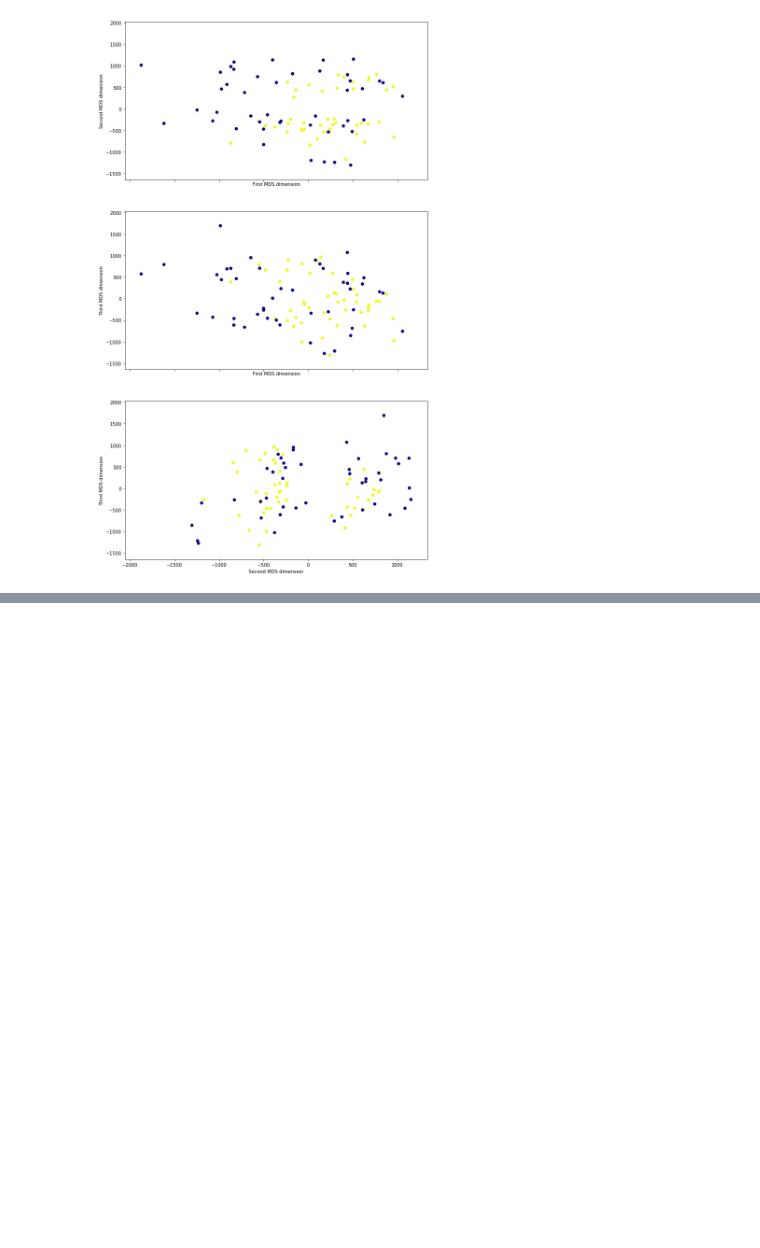
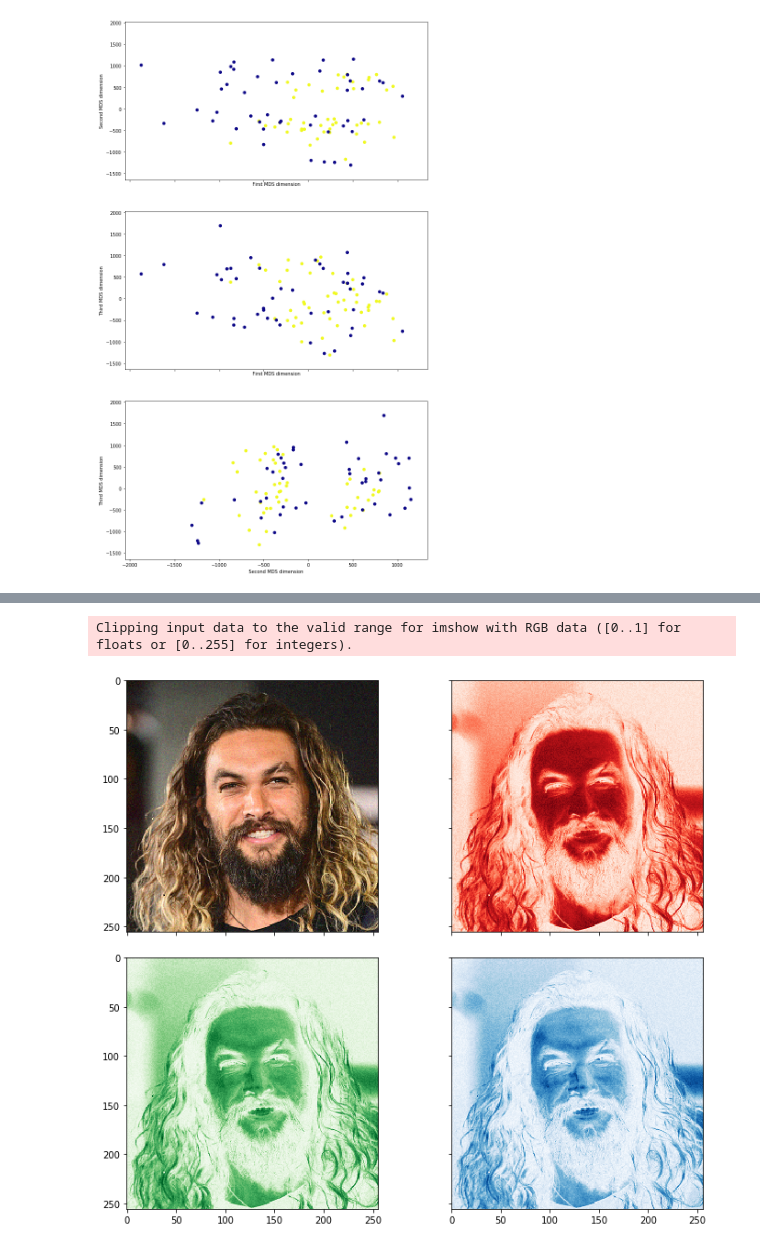
Before and after one commit to BU-IE-582/fall19-omarburk, a Jupyter notebook: IE582_HW2.ipynb, the cells around one changed output, grey strips where cells are left out. Cells and saved outputs as stored; diff of their text form; code cells hidden in the pictures; blank space fills up the shorter version.

```diff
--- a/IE582_HW2.ipynb
+++ b/IE582_HW2.ipynb
@@ -136,0 +142,22 @@ ThreeComponentPlot(bag_feat,bag_targ,"MDS")
+# %%
+img = mpimg.imread("sample.png")
+# %%
+img_min = np.array([img[:,:,i].min() for i in range(3)])
+# %%
+img_max = np.array([img[:,:,i].max() for i in range(3)])
+# %%
+img_noised = np.zeros((256,256,3))
+for i in range(256):
+    for j in range(256):
+        for k in range(3):
+            img_noised[i,j,k] = img[i,j,k] + uniform(img_min[k], img_max[k]*0.1)
+# %%
+fig, ax = plt.subplots(nrows = 2, ncols = 2, sharex=True, sharey = True)
+ax[0][0].imshow(img_noised)
+ax[0][1].imshow(img_noised[:,:,0],cmap = plt.get_cmap(name = 'Reds'))
+ax[1][0].imshow(img_noised[:,:,1],cmap = plt.get_cmap(name = 'Greens'))
+ax[1][1].imshow(img_noised[:,:,2],cmap = plt.get_cmap(name = 'Blues'))
+plt.subplots_adjust(hspace=0.1, top=2, bottom=0, left=0, right=1.5)
+# %% [output]
+Clipping input data to the valid range for imshow with RGB data ([0..1] for floats or [0..255] for integers).
+[figure, added]
```
Also changed, not shown: parts of 5 cells of this notebook.
